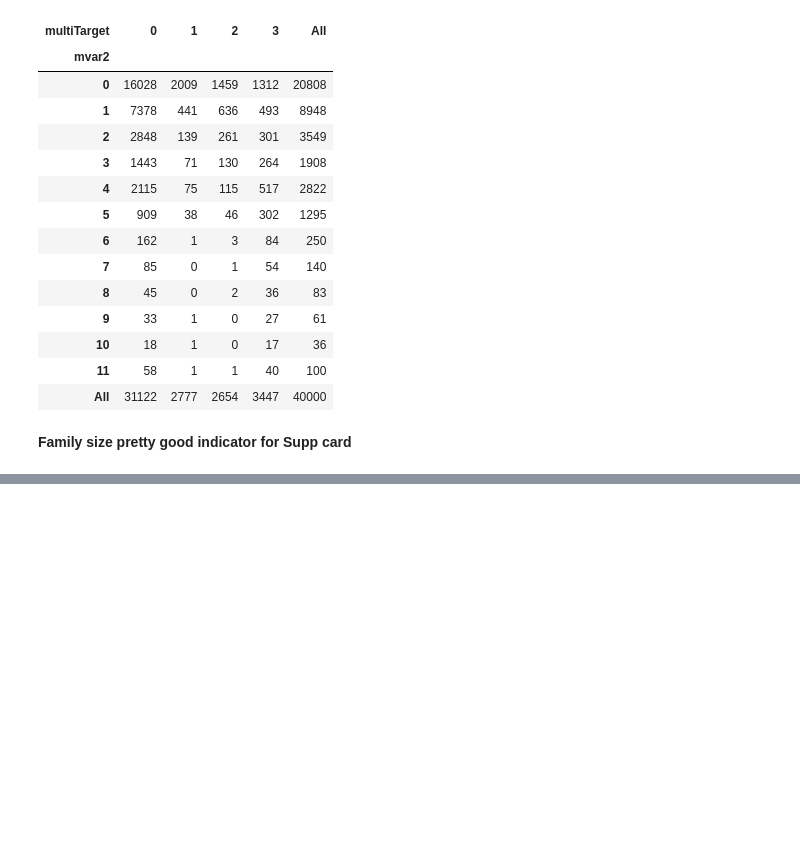
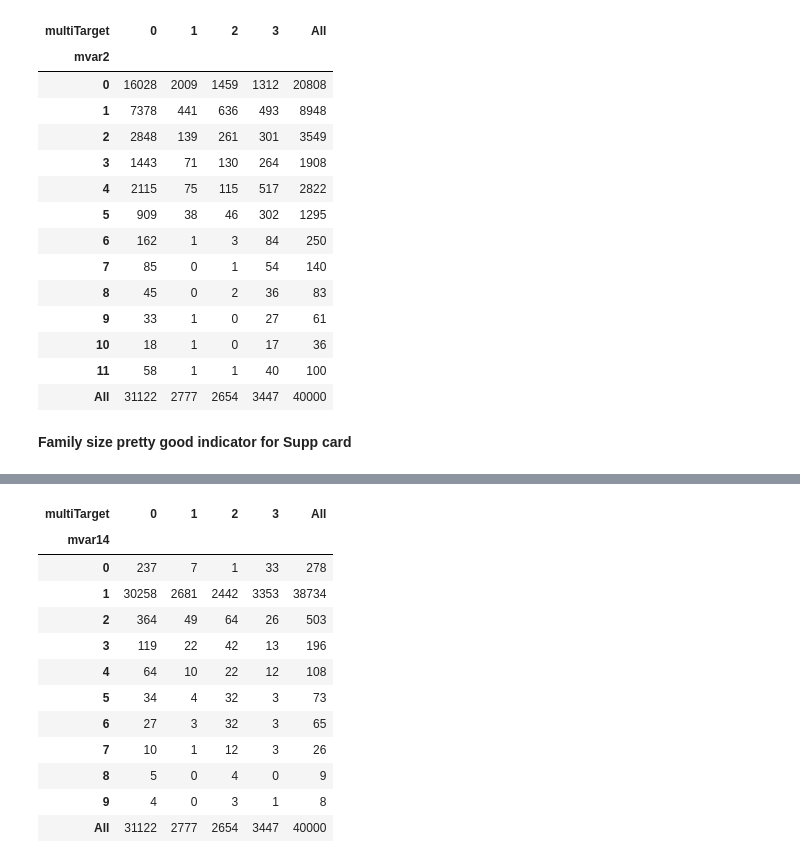
Before and after one commit to rohanchopra/Envible-Analyze-This-2017, a Jupyter notebook: Data-Analysis.ipynb, the cells around one changed output, grey strips where cells are left out. Saved outputs shown, nothing was run; the diff lists cells and outputs as text; code cells hidden in the pictures; blank space fills up the shorter version.

```diff
--- a/Data-Analysis.ipynb
+++ b/Data-Analysis.ipynb
@@ -449,0 +493,16 @@ pd.crosstab(X.mvar2,data['multiTarget'], margins=True)
+# %%
+pd.crosstab(X.mvar14,data['multiTarget'], margins=True)
+# %% [output]
+| multiTarget | 0 | 1 | 2 | 3 | All |
+| mvar14 |  |  |  |  |  |
+| 0 | 237 | 7 | 1 | 33 | 278 |
+| 1 | 30258 | 2681 | 2442 | 3353 | 38734 |
+| 2 | 364 | 49 | 64 | 26 | 503 |
+| 3 | 119 | 22 | 42 | 13 | 196 |
+| 4 | 64 | 10 | 22 | 12 | 108 |
+| 5 | 34 | 4 | 32 | 3 | 73 |
+| 6 | 27 | 3 | 32 | 3 | 65 |
+| 7 | 10 | 1 | 12 | 3 | 26 |
+| 8 | 5 | 0 | 4 | 0 | 9 |
+| 9 | 4 | 0 | 3 | 1 | 8 |
+| All | 31122 | 2777 | 2654 | 3447 | 40000 |
```
Also changed, not shown: parts of 8 cells of this notebook.
